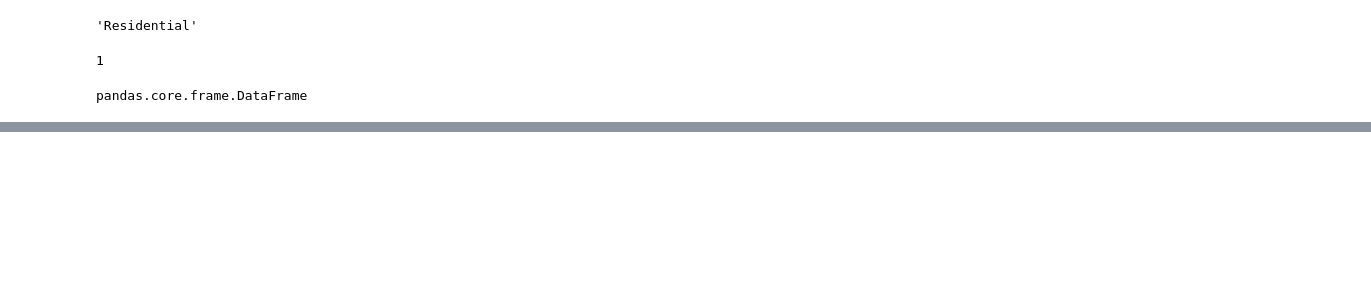
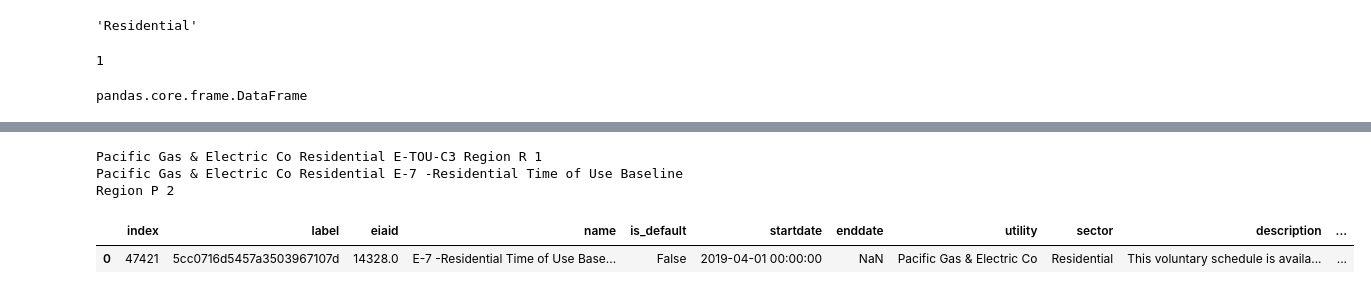
Before and after one commit to arras-energy/gridlabd-template, a Jupyter notebook: US/CA/SLAC/tariff_design/Tariff Query.ipynb, the cells around one changed output, grey strips where cells are left out. Drawn from its saved outputs; the diff is of its cells as text; code cells hidden in the pictures; blank space fills up the shorter version.

Commit message:
Tested query fnc w/ 2 inputs

```diff
--- a/US/CA/SLAC/tariff_design/Tariff Query.ipynb
+++ b/US/CA/SLAC/tariff_design/Tariff Query.ipynb
@@ -338,0 +396,37 @@ utility_active[mask_u5]
+# %%
+with open("tariff_library_config.csv") as fp:
+    reader = csv.reader(fp, skipinitialspace=True, delimiter=",")
+    next(reader)
+    tariff_input = [row for row in reader]
+# %%
+for t in tariff_input:
+# get inputs from csv
+    utility_name = tariff_input[i][0]
+    sector_type = tariff_input[i][1]
+    name = tariff_input[i][2]
+    region = tariff_input[i][4]
+    i = i + 1
+    print(utility_name, sector_type, name, region, i)
+# %% [output]
+Pacific Gas & Electric Co Residential E-TOU-C3 Region R 1
+Pacific Gas & Electric Co Residential E-7 -Residential Time of Use Baseline Region P 2
+# %%
+i=0
+# %%
+for t in tariff_input:
+# get inputs from csv
+    utility_name = tariff_input[i][0]
+    sector_type = tariff_input[i][1]
+    name = tariff_input[i][2]
+    region = tariff_input[i][4]
+    i = i + 1
+# parse database
+    utility = data[data.utility==utility_name]
+    utility_active = utility[utility["enddate"].isna()]
+    mask = utility_active["name"].str.contains(name, regex=True, case=False) & utility_active["name"].str.contains(region, regex=True)
+    tariff_data = utility_active[mask].reset_index()
+# %%
+tariff_data
+# %% [output]
+|  | index | label | eiaid | name | is_default | startdate | enddate | utility | sector | description | ... |
+| 0 | 47421 | 5cc0716d5457a3503967107d | 14328.0 | E-7 -Residential Time of Use Base... | False | 2019-04-01 00:00:00 | NaN | Pacific Gas & Electric Co | Residential | This voluntary schedule is availa... | ... |
```
Also changed, not shown: parts of 9 cells of this notebook, 1 other file.
